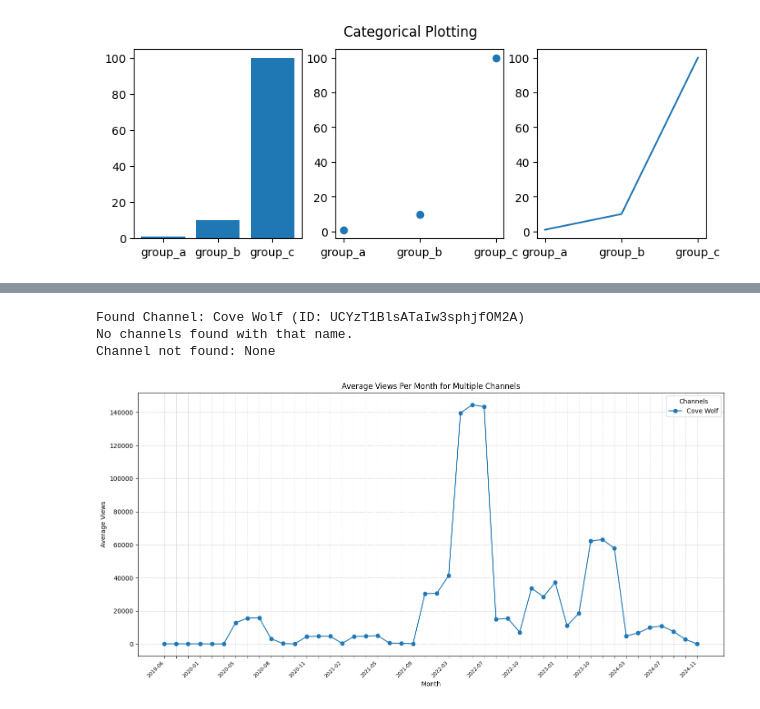
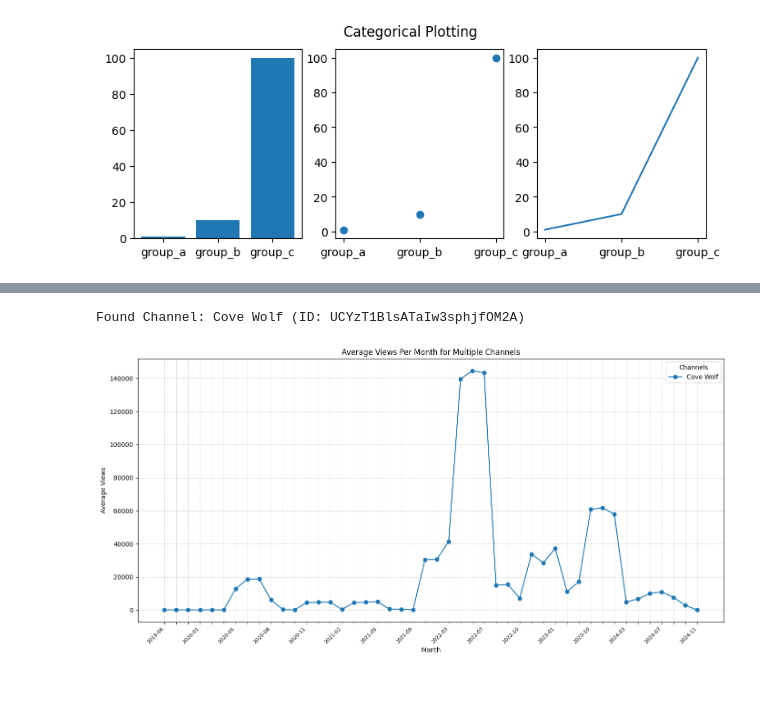
Before and after one commit to CSD-ComputerScience-24-25/codespaces-jupyter, a Jupyter notebook: Reese/MatPlotLib.ipynb, the cells around one changed output, grey strips where cells are left out. Drawn from its saved outputs; the diff is of its cells as text; code cells hidden in the pictures.

```diff
--- a/Reese/MatPlotLib.ipynb
+++ b/Reese/MatPlotLib.ipynb
@@ -333,8 +210,10 @@ from datetime import datetime
 from collections import defaultdict
 import matplotlib.ticker as ticker
 
-API_KEY = 'AIzaSyA8ZWBGT_8zbI15mErr9yU1NkOgoVGsDZ8'
+#YouTube API Key
+API_KEY = 'AIzaSyDQ3NKjaIcXyejYId_FZ8OPDUCKcYCedVQ'
 
+#function to find channel id from channel name
 def search_channel(api_key, query):
     """Search for a channel by name and return its ID and name."""
     url = f'https://www.googleapis.com/youtube/v3/search?key={api_key}&q={query}&type=channel&part=snippet&maxResults=1'
@@ -346,9 +225,11 @@ def search_channel(api_key, query):
         print(f"Found Channel: {channel_name} (ID: {channel_id})")
         return channel_id, channel_name
     else:
+        #this error could also occur if there is no tokens left on the api key
         print("No channels found with that name.")
         return None, None
 
+#fetch videos ids for accurate view data
 def get_videos(api_key, channel_id):
     """Retrieve video IDs for a given channel."""
     url = f'https://www.googleapis.com/youtube/v3/search?key={api_key}&channelId={channel_id}&part=id&maxResults=50'
@@ -360,7 +241,7 @@ def get_videos(api_key, channel_id):
         if url:
             url = f'https://www.googleapis.com/youtube/v3/search?key={api_key}&channelId={channel_id}&part=id&maxResults=50&pageToken={url}'
     return video_ids
-
+#fetch video data from video id
 def get_video_details(api_key, video_ids):
     """Retrieve video details (view counts, publish dates)."""
     video_data = []
@@ -371,6 +252,7 @@ def get_video_details(api_key, video_ids):
         video_data.extend(response.get('items', []))
     return video_data
 
+#math to proccess data from videos and calculate views per month
 def process_data(video_data):
     """Organize data by month and calculate average views."""
     monthly_views = defaultdict(list)
@@ -382,26 +264,32 @@ def process_data(video_data):
     monthly_avg_views = {month: sum(views)/len(views) for month, views in monthly_views.items()}
     return monthly_avg_views
 
+#function to plot view data for each channel
 def plot_multiple_channels(channels_data):
     """Plot average views per month for multiple channels with cleaner x-axis labels and smoothing."""
-    plt.figure(figsize=(14, 7))  # Increase figure size
+    plt.figure(figsize=(14, 7))  #
+
+    all_months = set()
+    for channel_data in channels_data.values():
+        all_months.update(channel_data.keys())
+    all_months = sorted(all_months)  # Sort all months chronologically
 
     for channel_name, monthly_avg_views in channels_data.items():
-        months = sorted(monthly_avg_views.keys())
-        averages = [monthly_avg_views[month] for month in months]
+        aligned_averages = [monthly_avg_views.get(month, 0) for month in all_months]
 
         window_size = 3
         smoothed_averages = [
-            sum(averages[i:i + window_size]) / min(window_size, len(averages[i:i + window_size]))
-            for i in range(len(averages))
+            sum(aligned_averages[i:i + window_size]) / min(window_size, len(aligned_averages[i:i + window_size]))
+            for i in range(len(aligned_averages))
         ]
 
-        plt.plot(months, smoothed_averages, marker='o', label=channel_name)
+        plt.plot(all_months, smoothed_averages, marker='o', label=channel_name)
 
     plt.title('Average Views Per Month for Multiple Channels')
     plt.xlabel('Month')
     plt.ylabel('Average Views')
 
+    # Format y-axis to display in millions or billions (Use of import matplotlib.ticker)
     def format_views(x, pos):
         if x >= 1e9:
             return f'{x / 1e9:.1f}B'
@@ -410,43 +298,51 @@ def plot_multiple_channels(channels_data):
         return str(int(x))
     plt.gca().yaxis.set_major_formatter(ticker.FuncFormatter(format_views))
 
-    months_count = len(months)
-    if months_count > 20:  # Show fewer ticks if there are too many months
-        step = max(1, months_count // 15)  # Adjust step size to show fewer labels (one per year)
-        displayed_months = [month if i % step == 0 else '' for i, month in enumerate(months)]
-        plt.xticks(range(len(months)), displayed_months, rotation=45, ha='right', fontsize=8)
+    # Reduce the number of x-axis labels dynamically (because if you don't it get annoying and hard to read)
+    months_count = len(all_months)
+    if months_count > 20:  # Show fewer x labbels if there are too many months
+        step = max(1, months_count // 15)
+        displayed_months = [month if i % step == 0 else '' for i, month in enumerate(all_months)]
+        plt.xticks(range(len(all_months)), displayed_months, rotation=45, ha='right', fontsize=8)
     else:
-        plt.xticks(rotation=45, ha='right', fontsize=8)
+        plt.xticks(range(len(all_months)), all_months, rotation=45, ha='right', fontsize=8)
 
+    # Add gridlines to help with readability
     plt.grid(True, which='both', linestyle='--', linewidth=0.5)
 
+    # Add a legend for channel names
     plt.legend(title='Channels')
     plt.tight_layout()
     plt.show()
 
+#main code using all the functions:
 channel_names = input("Enter channel names separated by commas: ").split(",")
 channels_data = {}
 for channel_name in channel_names:
     channel_name = channel_name.strip()
+    # Search for channel id using user input
     channel_id, channel_name = search_channel(API_KEY, channel_name)
+    #find video id
     if channel_id:
         video_ids = get_videos(API_KEY, channel_id)
+        #find video views from video id
         if video_ids:
             video_data = get_video_details(API_KEY, video_ids)
+            #calculate views
             if video_data:
                 monthly_avg_views = process_data(video_data)
                 channels_data[channel_name] = monthly_avg_views
             else:
                 print(f"No video data found for channel: {channel_name}")
         else:
             print(f"No videos found for channel: {channel_name}")
     else:
         print(f"Channel not found: {channel_name}")
-
+#graph data
 if channels_data:
     plot_multiple_channels(channels_data)
+
+#if output = "No channels found with that name. Channel not found: None" then I have ran out of api requests for the day...
 # %% [output]
 Found Channel: Cove Wolf (ID: UCYzT1BlsATaIw3sphjfOM2A)
-No channels found with that name.
-Channel not found: None
-[figure, old version]
+[figure, new version]
```
Also changed, not shown: parts of 3 cells of this notebook.
